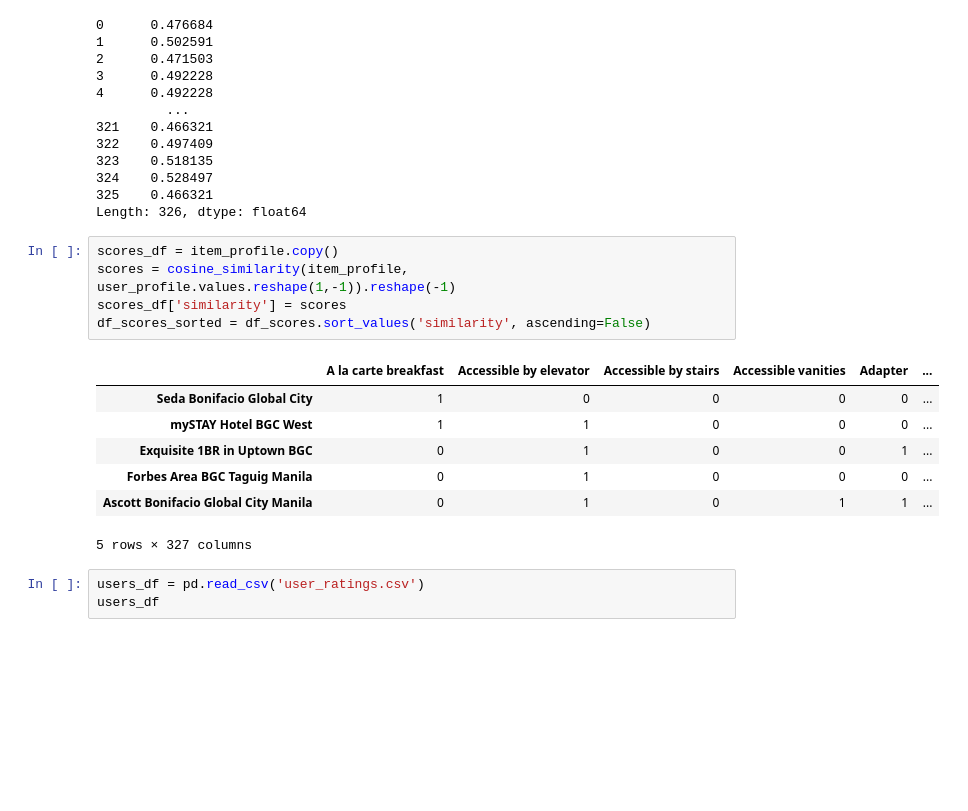
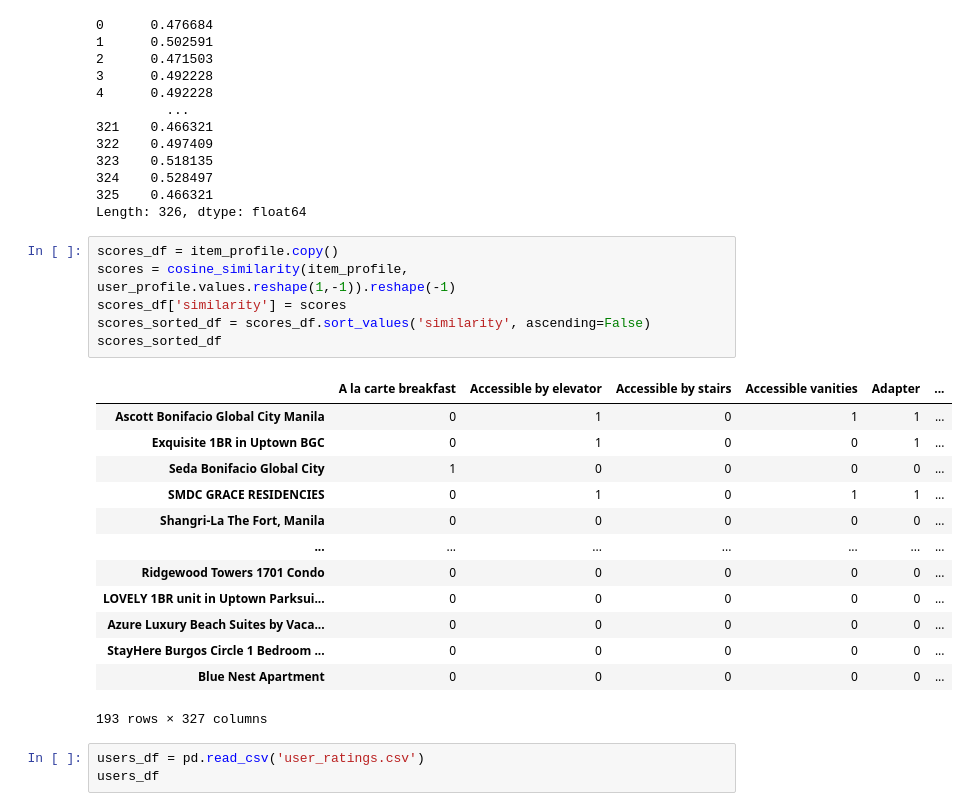
Before and after one commit to falarion08/Hotel-Recommendation-System, a Jupyter notebook: Recommender.ipynb, the cells around one changed output. Saved outputs shown, nothing was run; the diff lists cells and outputs as text; blank space fills up the shorter version.

```diff
--- a/Recommender.ipynb
+++ b/Recommender.ipynb
@@ -114,16 +116,23 @@ Length: 326, dtype: float64
 # %%
 scores_df = item_profile.copy()
 scores = cosine_similarity(item_profile, user_profile.values.reshape(1,-1)).reshape(-1)
 scores_df['similarity'] = scores
-df_scores_sorted = df_scores.sort_values('similarity', ascending=False)
+scores_sorted_df = scores_df.sort_values('similarity', ascending=False)
+scores_sorted_df
 # %% [output]
 |  | A la carte breakfast | Accessible by elevator | Accessible by stairs | Accessible vanities | Adapter | ... |
+| Ascott Bonifacio Global City Manila | 0 | 1 | 0 | 1 | 1 | ... |
+| Exquisite 1BR in Uptown BGC | 0 | 1 | 0 | 0 | 1 | ... |
 | Seda Bonifacio Global City | 1 | 0 | 0 | 0 | 0 | ... |
-| mySTAY Hotel BGC West | 1 | 1 | 0 | 0 | 0 | ... |
-| Exquisite 1BR in Uptown BGC | 0 | 1 | 0 | 0 | 1 | ... |
-| Forbes Area BGC Taguig Manila | 0 | 1 | 0 | 0 | 0 | ... |
-| Ascott Bonifacio Global City Manila | 0 | 1 | 0 | 1 | 1 | ... |
+| SMDC GRACE RESIDENCIES | 0 | 1 | 0 | 1 | 1 | ... |
+| Shangri-La The Fort, Manila | 0 | 0 | 0 | 0 | 0 | ... |
+| ... | ... | ... | ... | ... | ... | ... |
+| Ridgewood Towers 1701 Condo | 0 | 0 | 0 | 0 | 0 | ... |
+| LOVELY 1BR unit in Uptown Parksui... | 0 | 0 | 0 | 0 | 0 | ... |
+| Azure Luxury Beach Suites by Vaca... | 0 | 0 | 0 | 0 | 0 | ... |
+| StayHere Burgos Circle 1 Bedroom ... | 0 | 0 | 0 | 0 | 0 | ... |
+| Blue Nest Apartment | 0 | 0 | 0 | 0 | 0 | ... |
-5 rows × 327 columns
+193 rows × 327 columns
 # %%
 users_df = pd.read_csv('user_ratings.csv')
 users_df
```
Also changed, not shown: parts of 1 cell of this notebook.
